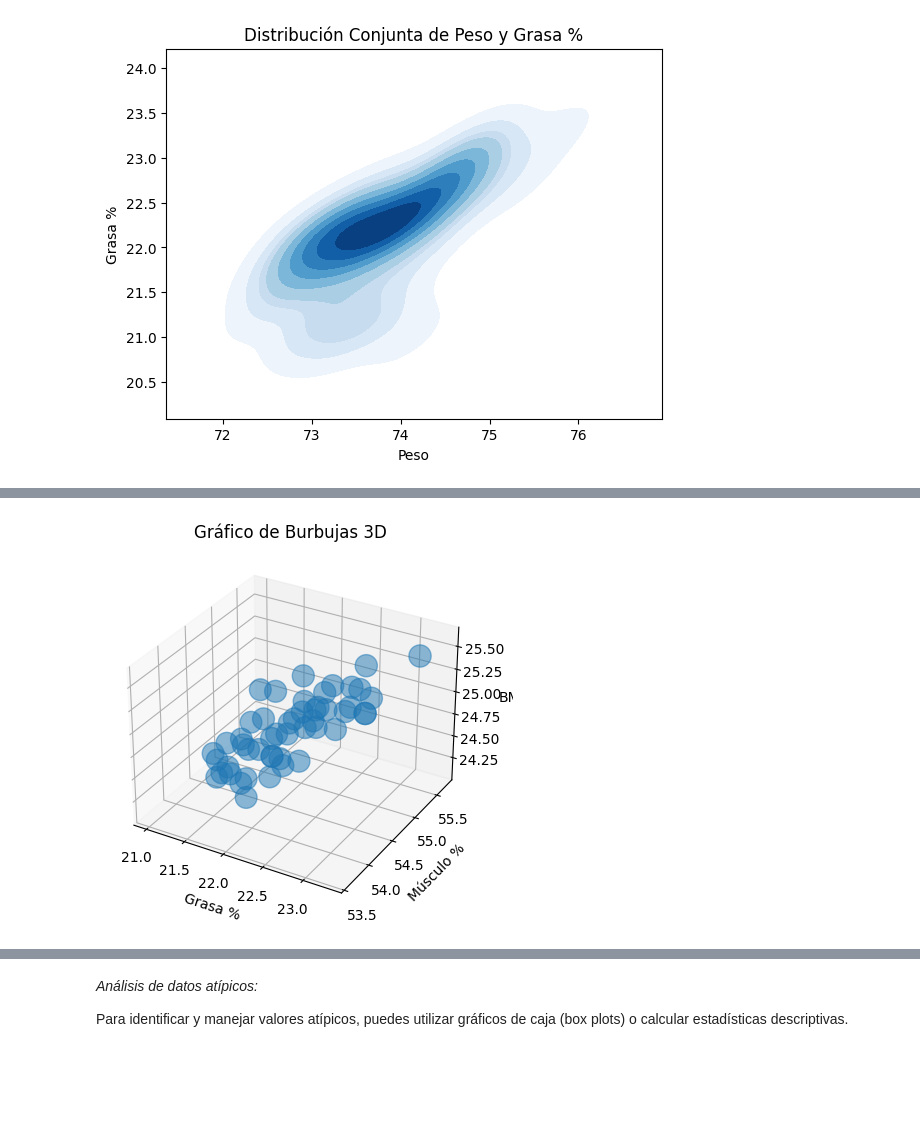
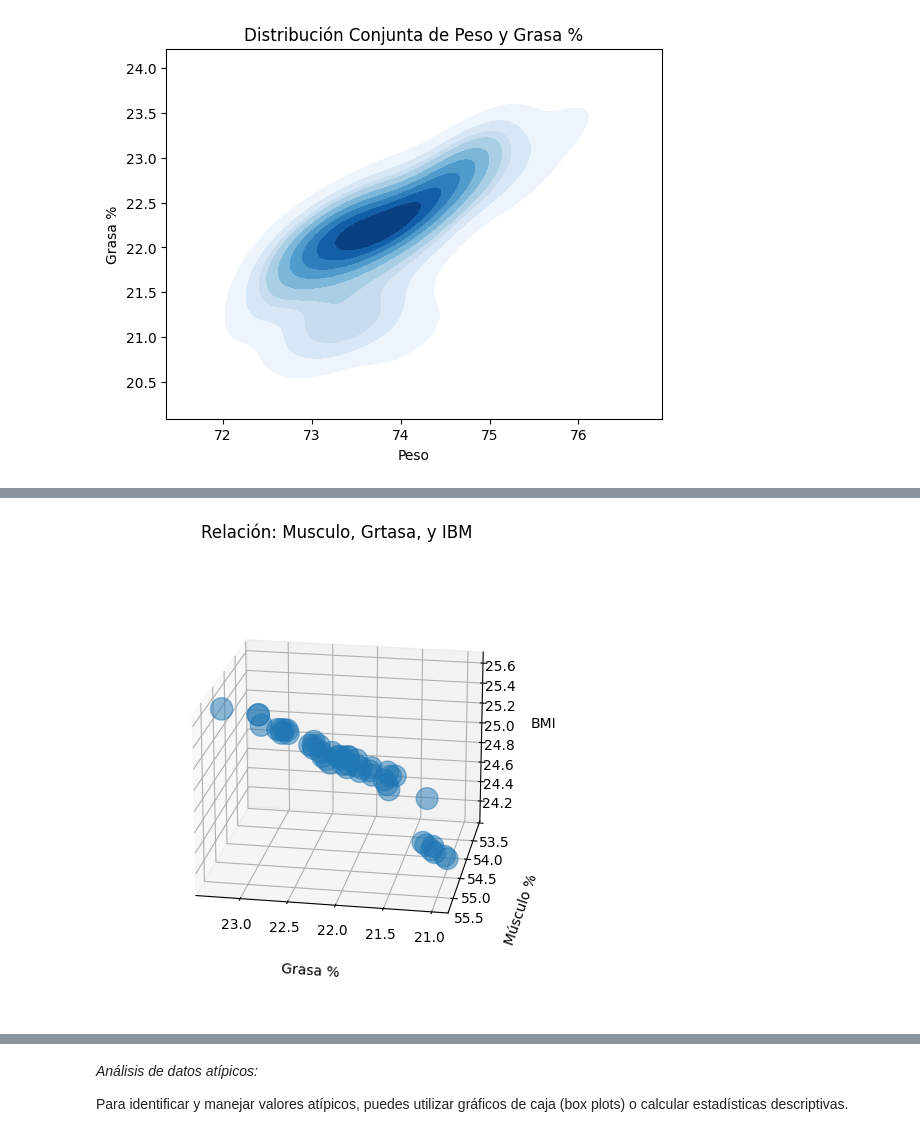
Before and after one commit to julio-ruani-ispc/Grupo18-PracticaProfesionalizante, a Jupyter notebook: Notebooks/PP1-G18-SPRINT02-Inspección-gráfica-de-los-estadísticos.ipynb, the cells around one changed output, grey strips where cells are left out. Cells and saved outputs as stored; diff of their text form; code cells hidden in the pictures; blank space fills up the shorter version.

```diff
--- a/Notebooks/PP1-G18-SPRINT02-Inspección-gráfica-de-los-estadísticos.ipynb
+++ b/Notebooks/PP1-G18-SPRINT02-Inspección-gráfica-de-los-estadísticos.ipynb
@@ -132,12 +117,16 @@ plt.show()
 # %%
-#Relación de porcentajes de grasa y musculo en base al BMI (3D)
-fig = plt.figure()
+#Relación entre porcentajes de Musculo, grasa, y BMI.
+fig = plt.figure(figsize=(8, 6))
 ax = fig.add_subplot(111, projection='3d')
 ax.scatter(data_df['Grasa %'], data_df['Musculo %'], data_df['BMI'], s=data_df['BMI'] * 10, alpha=0.5)
-ax.set_xlabel('Grasa %')
-ax.set_ylabel('Músculo %')
-ax.set_zlabel('BMI')
-plt.title('Gráfico de Burbujas 3D')
+
+ax.view_init(elev=20, azim=100)
+ax.dist = 12
+ax.set_xlabel('Grasa %', labelpad=20)
+ax.set_ylabel('Músculo %', labelpad=20)
+ax.set_zlabel('BMI', labelpad=20)
+
+plt.title('Relación: Musculo, Grtasa, y IBM')
 plt.show()
 # %% [output]
-[figure, old version]
+[figure, new version]
```
Also changed, not shown: parts of 6 cells of this notebook, 1 other file.
